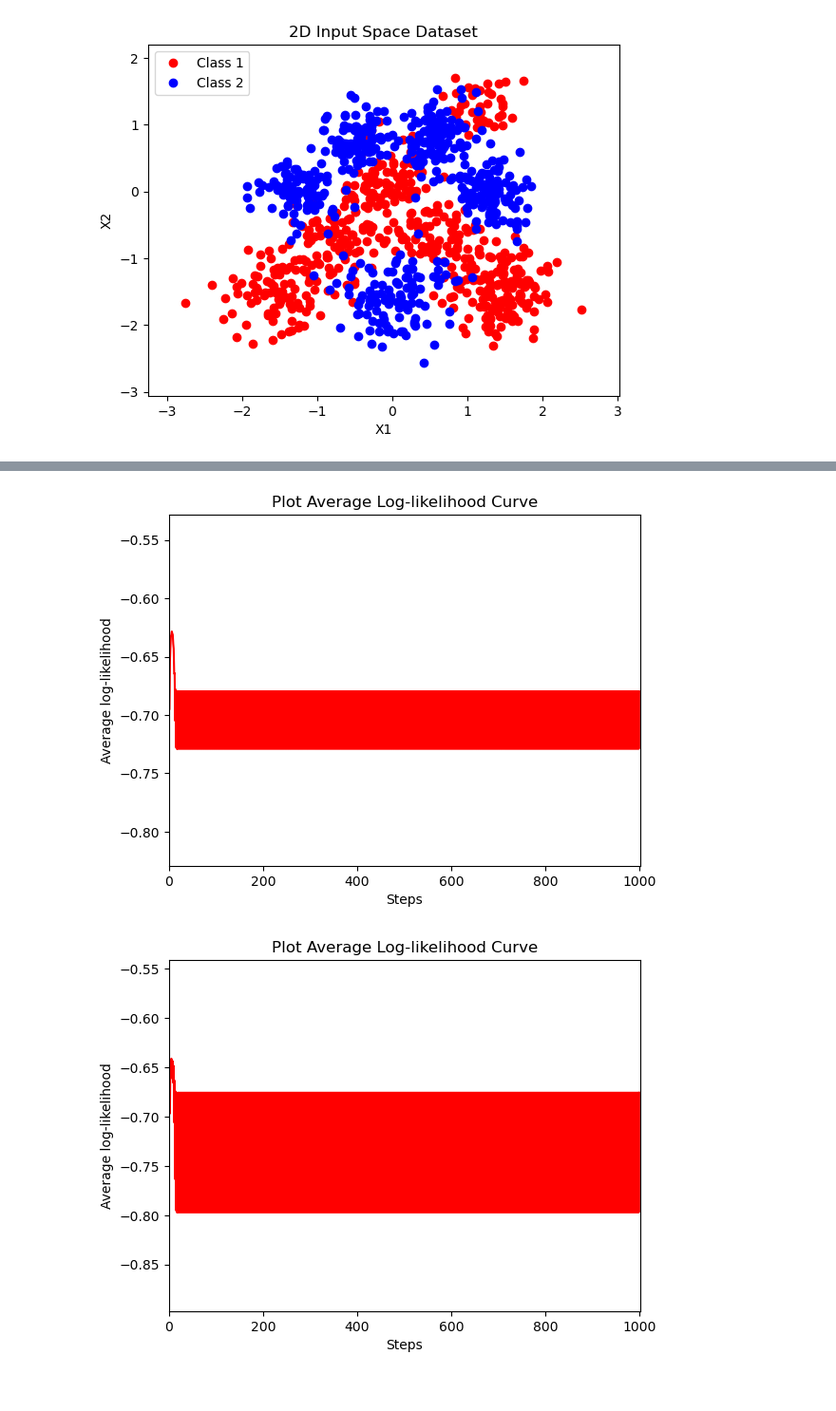
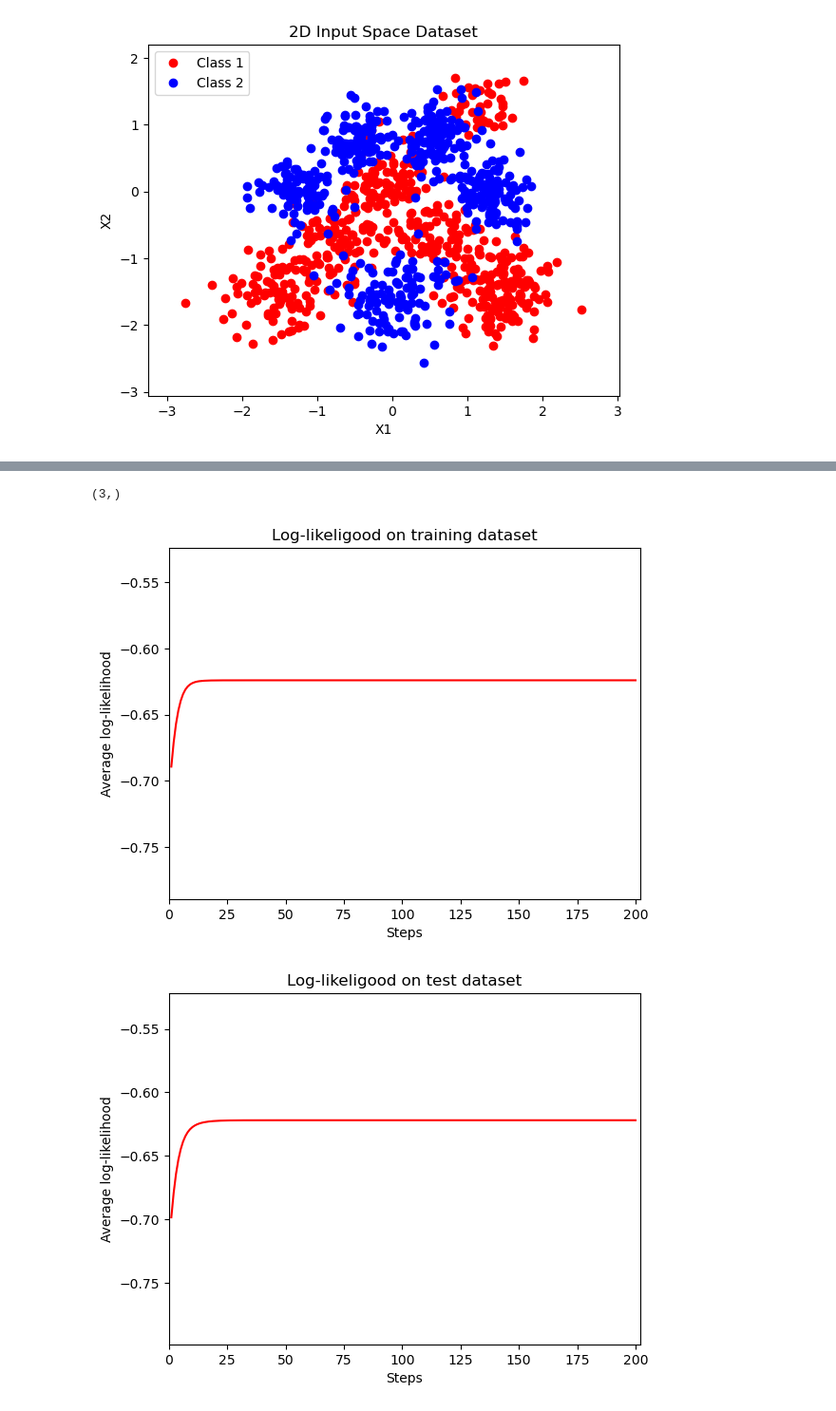
Before and after one commit to ShanziRan/IIA_CW, a Jupyter notebook: 3F8 Lab/code.ipynb, the cells around one changed output, grey strips where cells are left out. Shown at 95% size. Cells and saved outputs as stored; diff of their text form; code cells hidden in the pictures.

```diff
--- a/3F8 Lab/code.ipynb
+++ b/3F8 Lab/code.ipynb
@@ -153,8 +153,8 @@ def fit_w(X_tilde_train, y_train, X_tilde_test, y_test, n_steps, alpha):
 # %%
 # We train the classifier
 
-alpha = 0.01
-n_steps = 1000
+alpha = 0.001
+n_steps = 200
 
 X_tilde_train = get_x_tilde(X_train)
 X_tilde_test = get_x_tilde(X_test)
@@ -180,3 +180,7 @@ w, ll_train, ll_test = fit_w(X_tilde_train, y_train, X_tilde_test, y_test, n_ste
+# %%
+w.shape
+# %% [output]
+(3,)
 # %%
 ##
 # Function that plots the average log-likelihood returned by "fit_w"
@@ -188,7 +192,7 @@ w, ll_train, ll_test = fit_w(X_tilde_train, y_train, X_tilde_test, y_test, n_ste
 # Output: Nothing
 #
 
-def plot_ll(ll):
+def plot_ll(ll, title):
     plt.figure()
     ax = plt.gca()
     plt.xlim(0, len(ll) + 2)
@@ -196,16 +200,16 @@ def plot_ll(ll):
     ax.plot(np.arange(1, len(ll) + 1), ll, 'r-')
     plt.xlabel('Steps')
     plt.ylabel('Average log-likelihood')
-    plt.title('Plot Average Log-likelihood Curve')
+    plt.title(title)
     plt.show()
 # %%
 # We plot the training and test log likelihoods
 
-plot_ll(ll_train)
-plot_ll(ll_test)
+plot_ll(ll_train, title='Log-likeligood on training dataset')
+plot_ll(ll_test, title='Log-likeligood on test dataset')
 # %% [output]
-[figure, old version]
+[figure, new version]
-[figure, old version]
+[figure, new version]
 # %%
 ##
 # Function that plots the predictive probabilities of the logistic classifier
```
Also changed, not shown: parts of 12 cells of this notebook, 12 other files.
